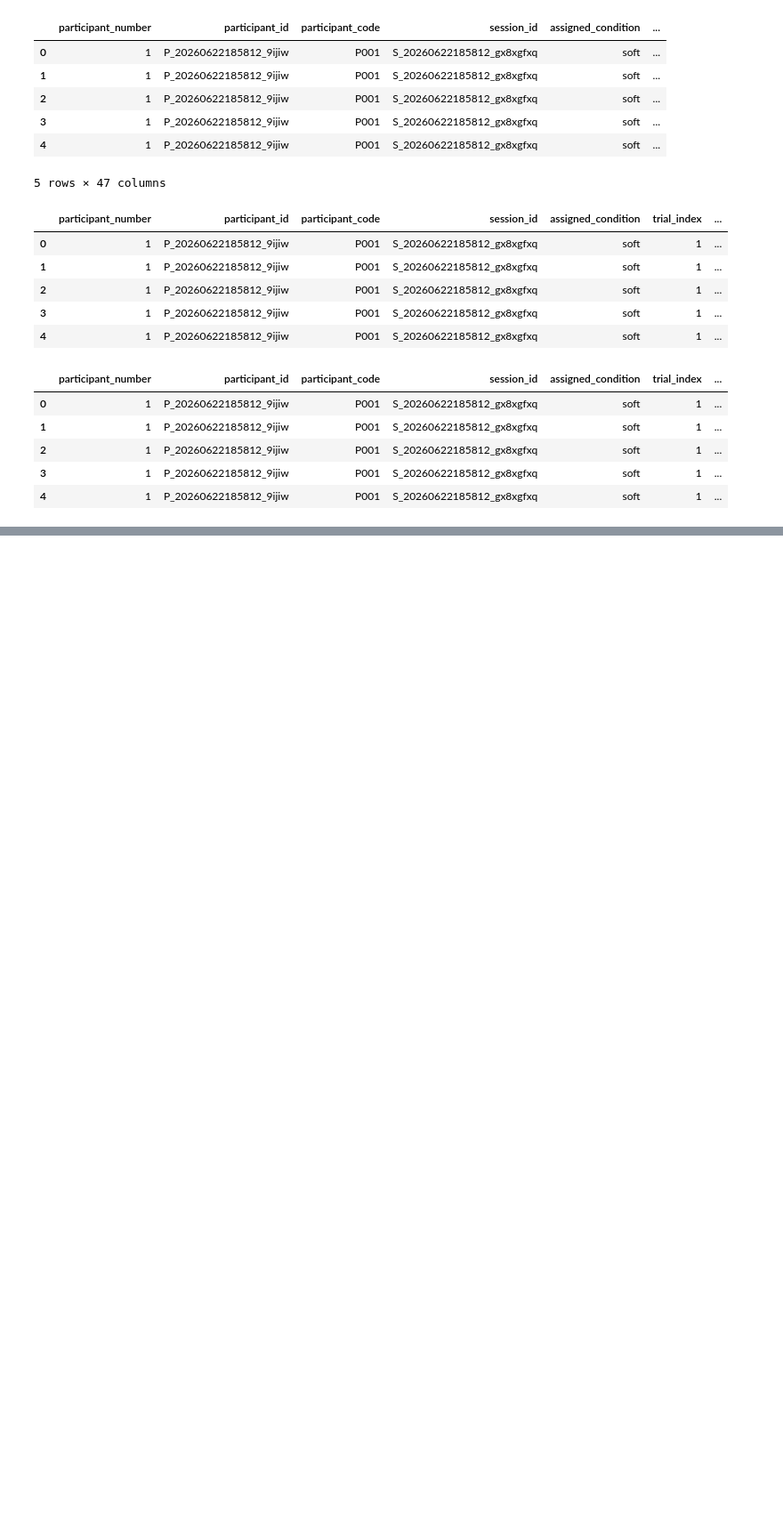
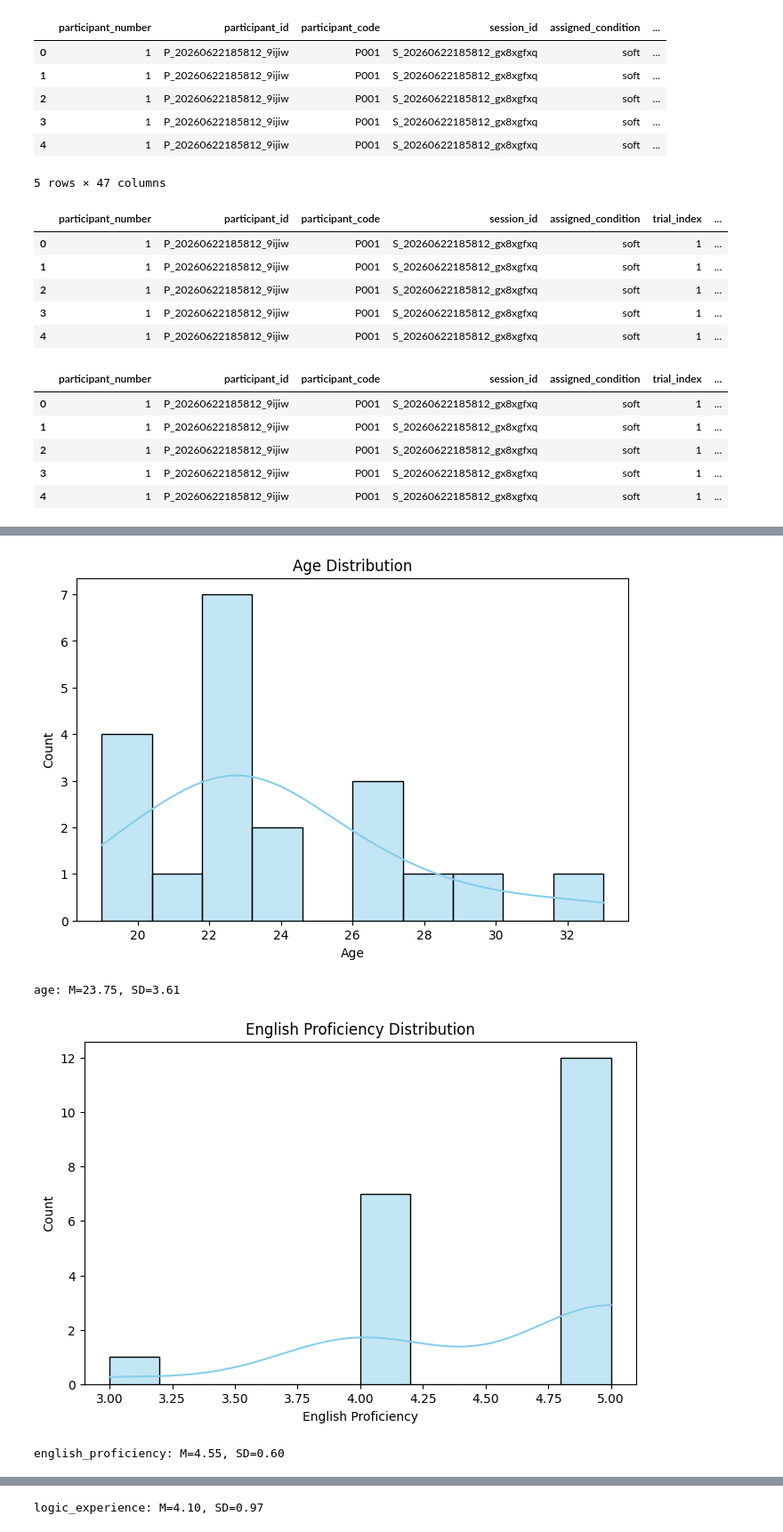
Before and after one commit to haThomas3/Metacognition_experiment-, a Jupyter notebook: analysis.ipynb, the cells around one changed output, grey strips where cells are left out. Shown at 89% size. Saved outputs shown, nothing was run; the diff lists cells and outputs as text; code cells hidden in the pictures; blank space fills up the shorter version.

```diff
--- a/analysis.ipynb
+++ b/analysis.ipynb
@@ -118,0 +161,10 @@ df_mouse.head()
+# %%
+def plot_hist(df, column, title, xlabel, ylabel, bins=10, color='skyblue'):
+    plt.figure(figsize=(8, 5))
+    sns.histplot(df[column], bins=bins, kde=True, color=color)
+    plt.title(title)
+    plt.xlabel(xlabel)
+    plt.ylabel(ylabel)
+    plt.show()
+
+    print(f"{column}: M={df[column].mean():.2f}, SD={df[column].std():.2f}")
@@ -118,0 +228,9 @@ df_mouse.head()
+# %%
+hist_cols = ['age', 'english_proficiency', 'logic_experience']
+for col in hist_cols:
+    plot_hist(df_demographics, col, f'{col.replace("_", " ").title()} Distribution', col.replace("_", " ").title(), 'Count')
+# %% [output]
+[figure, added]
+age: M=23.75, SD=3.61
+[figure, added]
+english_proficiency: M=4.55, SD=0.60
@@ -118,0 +238 @@ df_mouse.head()
+logic_experience: M=4.10, SD=0.97
```
Also changed, not shown: parts of 10 cells of this notebook.
